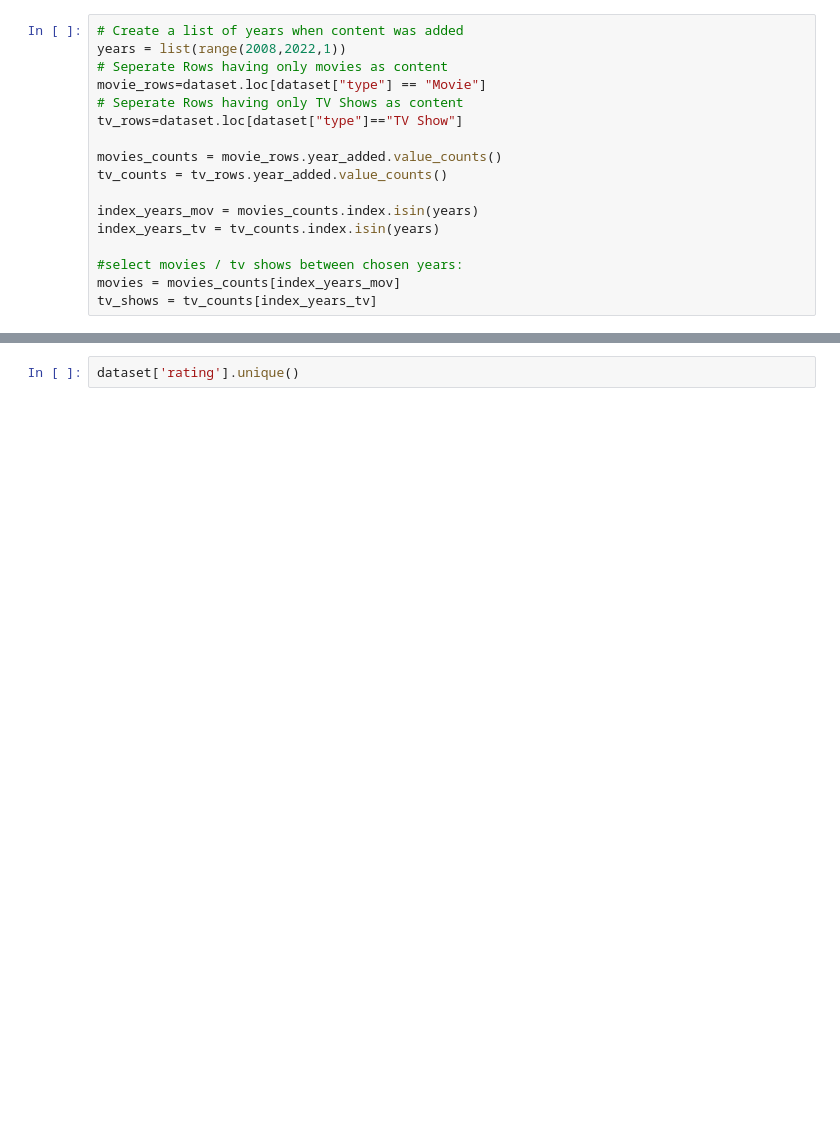
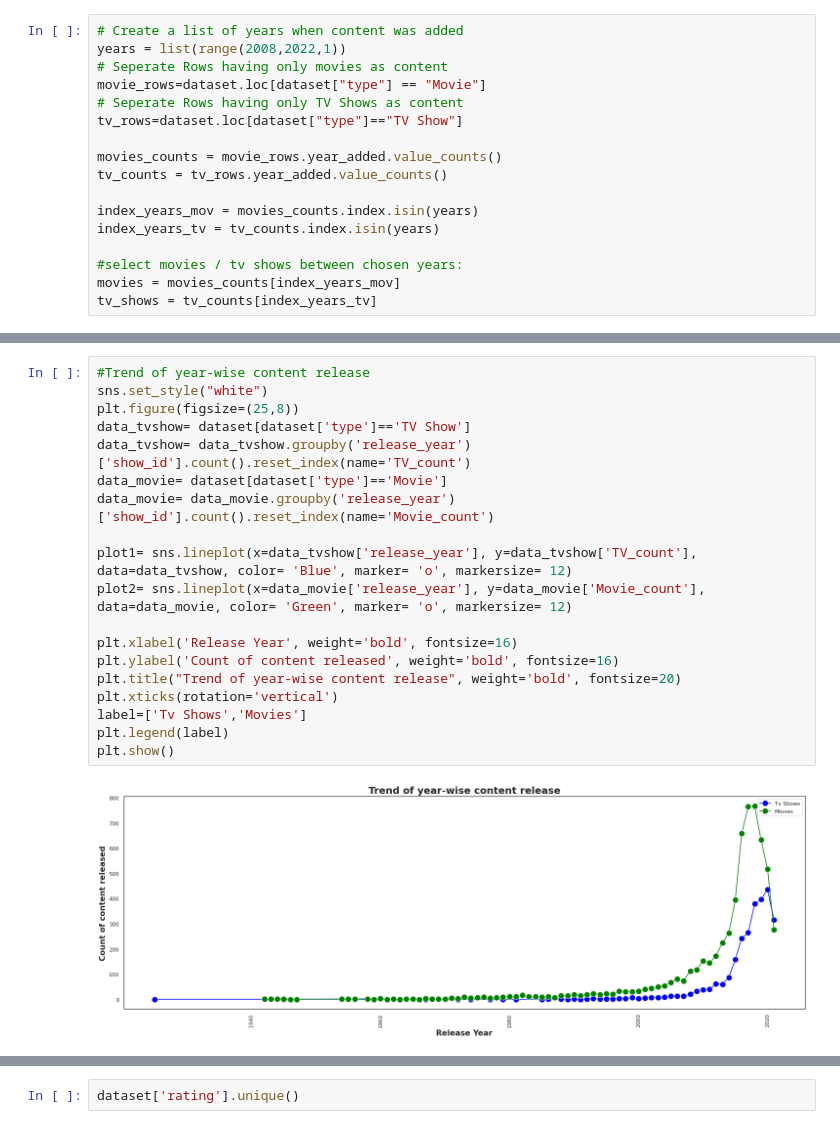
Before and after one commit to anshu57/Netflix-Movies-and-TV-shows-Clustering-Unsupervised-Machine-Learning, a Jupyter notebook: NETFLIX_MOVIES_AND_TV_SHOWS_CLUSTERING.ipynb, the cells around one changed output, grey strips where cells are left out. Drawn from its saved outputs; the diff is of its cells as text; blank space fills up the shorter version.

```diff
--- a/NETFLIX_MOVIES_AND_TV_SHOWS_CLUSTERING.ipynb
+++ b/NETFLIX_MOVIES_AND_TV_SHOWS_CLUSTERING.ipynb
@@ -348,0 +353,21 @@ Text(0.5, 1.0, 'Movies/TV Shows Released per Year')
+# %%
+#Trend of year-wise content release
+sns.set_style("white")
+plt.figure(figsize=(25,8))
+data_tvshow= dataset[dataset['type']=='TV Show']
+data_tvshow= data_tvshow.groupby('release_year')['show_id'].count().reset_index(name='TV_count')
+data_movie= dataset[dataset['type']=='Movie']
+data_movie= data_movie.groupby('release_year')['show_id'].count().reset_index(name='Movie_count')
+
+plot1= sns.lineplot(x=data_tvshow['release_year'], y=data_tvshow['TV_count'], data=data_tvshow, color= 'Blue', marker= 'o', markersize= 12)
+plot2= sns.lineplot(x=data_movie['release_year'], y=data_movie['Movie_count'], data=data_movie, color= 'Green', marker= 'o', markersize= 12)
+
+plt.xlabel('Release Year', weight='bold', fontsize=16)
+plt.ylabel('Count of content released', weight='bold', fontsize=16)
+plt.title("Trend of year-wise content release", weight='bold', fontsize=20)
+plt.xticks(rotation='vertical')
+label=['Tv Shows','Movies']
+plt.legend(label)
+plt.show()
+# %% [output]
+[figure, added]
```
Also changed, not shown: parts of 64 cells of this notebook.
